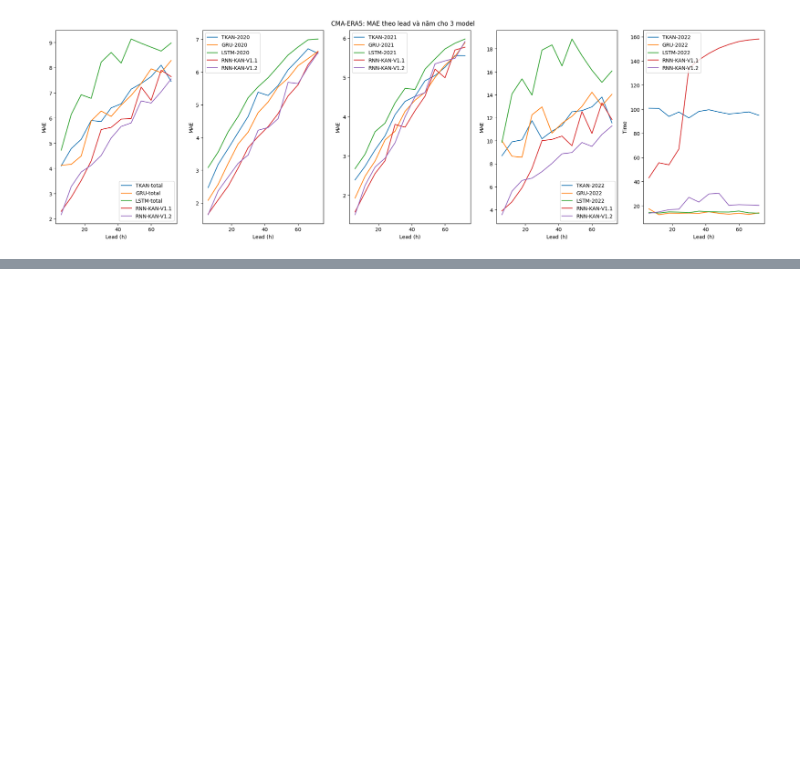
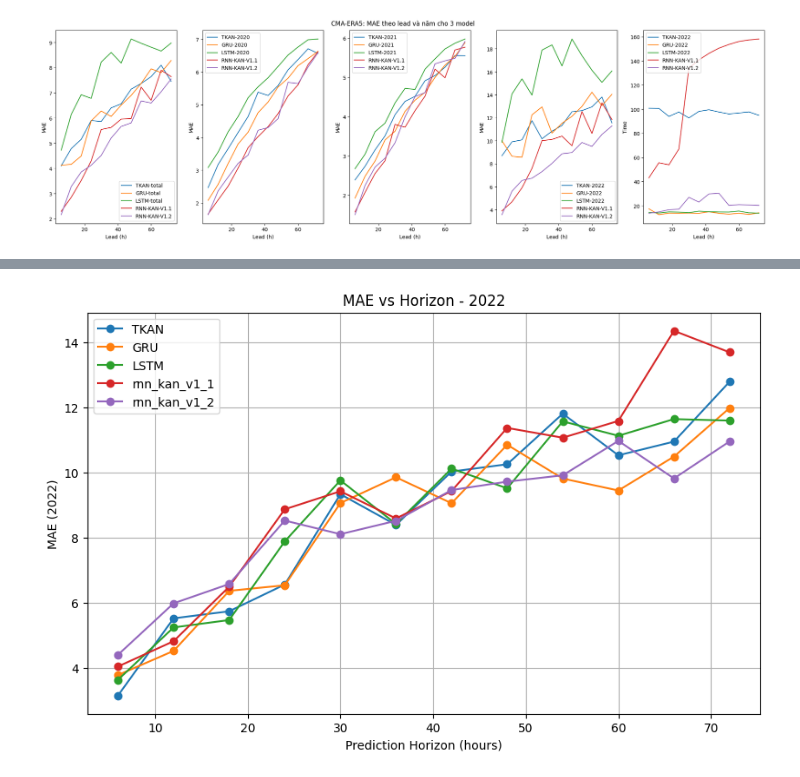
Before and after one commit to minquan-alt/tc-intensity-prediction, a Jupyter notebook: result/performances/performances.ipynb, the cells around one changed output, grey strips where cells are left out. Cells and saved outputs as stored; diff of their text form; code cells hidden in the pictures; blank space fills up the shorter version.

```diff
--- a/result/performances.ipynb
+++ b/result/performances/performances.ipynb
@@ -179,0 +205,43 @@ plt.show();
+# %%
+horizons = [6, 12, 18, 24, 30, 36, 42, 48, 54, 60, 66, 72]
+mae_data = {
+    "TKAN": {
+        "test":   [2.1297, 3.2014, 3.4720, 4.0900, 5.0470, 5.1228, 5.7393, 6.0384, 6.7873, 6.5887, 6.8487, 7.6109],
+        "2020":   [1.7175, 2.3218, 2.6179, 3.0945, 3.4789, 4.0086, 4.2402, 4.6892, 5.1338, 5.4450, 5.8624, 6.1512],
+        "2021":   [1.6750, 2.1607, 2.4743, 3.0801, 3.2222, 3.7034, 3.9580, 4.2473, 4.7492, 4.9120, 4.9909, 5.4404],
+        "2022":   [3.1643, 5.5304, 5.7464, 6.5662, 9.3354, 8.3928, 10.0283, 10.2516, 11.8023, 10.5261, 10.9463, 12.7808],
+        "time":   [45.76, 33.19, 32.12, 30.85, 28.44, 26.49, 28.04, 25.20, 23.82, 22.80, 25.45, 22.79]
+    },
+    "GRU": {
+        "test":   [2.2114, 2.7789, 3.6333, 4.0761, 4.9357, 5.4736, 5.5474, 6.2217, 6.1224, 6.2607, 6.8716, 7.3138],
+        "2020":   [1.5738, 2.1393, 2.5537, 3.2342, 3.3746, 3.8281, 4.3625, 4.6288, 4.9511, 5.6145, 5.7310, 6.2209],
+        "2021":   [1.5228, 1.9781, 2.4711, 2.9551, 3.2186, 3.6864, 4.0594, 4.3339, 4.5897, 4.7098, 5.4159, 5.2084],
+        "2022":   [3.7920, 4.5320, 6.3724, 6.5440, 9.0628, 9.8527, 9.0567, 10.8494, 9.8142, 9.4485, 10.4864, 11.9750],
+        "time":   [17.24, 14.69, 14.41, 13.62, 13.45, 13.06, 13.06, 11.66, 11.38, 11.04, 10.52, 10.05]
+    },
+    "LSTM": {
+        "test":   [2.2951, 3.1380, 3.4029, 4.4420, 5.3480, 5.1265, 5.8667, 5.8145, 6.7453, 6.6679, 7.2224, 7.1701],
+        "2020":   [1.7483, 2.2331, 2.6022, 3.1915, 3.6740, 3.7724, 4.2984, 4.6477, 5.2241, 5.4862, 6.0502, 6.1128],
+        "2021":   [1.7075, 2.2769, 2.5092, 2.9327, 3.5171, 3.8676, 4.1603, 4.2289, 4.7379, 4.6917, 5.2958, 5.1877],
+        "2022":   [3.6466, 5.2515, 5.4780, 7.8894, 9.7587, 8.4217, 10.1194, 9.5139, 11.5664, 11.1251, 11.6360, 11.5900],
+        "time":   [16.18, 15.44, 14.86, 14.83, 13.91, 13.32, 12.67, 12.93, 11.60, 11.40, 11.06, 10.54]
+    },
+    "rnn_kan_v1_1": {
+        "test":  [2.363013, 2.872359, 3.663031, 4.657882, 5.041441, 5.198702, 5.571439, 6.548311, 6.699048, 7.253520, 8.160790, 8.256354],
+        "2020":  [1.724423, 2.106654, 2.511274, 3.001222, 3.336425, 3.899444, 4.213074, 4.710089, 5.412406, 5.930972, 6.238841, 6.778449],
+        "2021":  [1.592040, 2.018651, 2.485182, 2.910618, 3.253259, 3.832917, 3.975248, 4.712377, 4.816674, 5.456717, 5.652556, 5.941852],
+        "2022":  [4.053808, 4.829297, 6.500026, 8.872079, 9.424631, 8.590281, 9.431208, 11.365618, 11.065752, 11.579688, 14.341798, 13.683132],
+        "time":  [40.65, 45.87, 54.38, 57.45, 63.58, 65.07, 64.59, 69.88, 76.59, 77.65, 78.93, 78.63]
+    },
+    "rnn_kan_v1_2": {
+        "test":  [2.411226, 3.374908, 3.758333, 4.852908, 4.972865, 5.363060, 5.830920, 6.241362, 6.422249, 6.990275, 7.308835, 7.345506],
+        "2020":  [1.662132, 2.368623, 2.645076, 3.342164, 3.736146, 4.092941, 4.474024, 4.997881, 5.285857, 5.653624, 6.385749, 6.369120],
+        "2021":  [1.493382, 2.220699, 2.560309, 3.380616, 3.705576, 4.137344, 4.387227, 4.856004, 4.992821, 5.421156, 6.388189, 5.804087],
+        "2022":  [4.412456, 5.990216, 6.582219, 8.526474, 8.109717, 8.519146, 9.461750, 9.719049, 9.913883, 10.968573, 9.816674, 10.951039],
+        "time":  [14.16, 14.01, 16.26, 17.46, 19.13, 20.08, 19.61, 22.31, 22.70, 22.90, 22.75, 22.99]
+    }
+}
+# %%
+plot_mae(mae_data, horizons, '2022')
+# %% [output]
+[figure, added]
```
Also changed, not shown: parts of 2 cells of this notebook, 16 other files.
